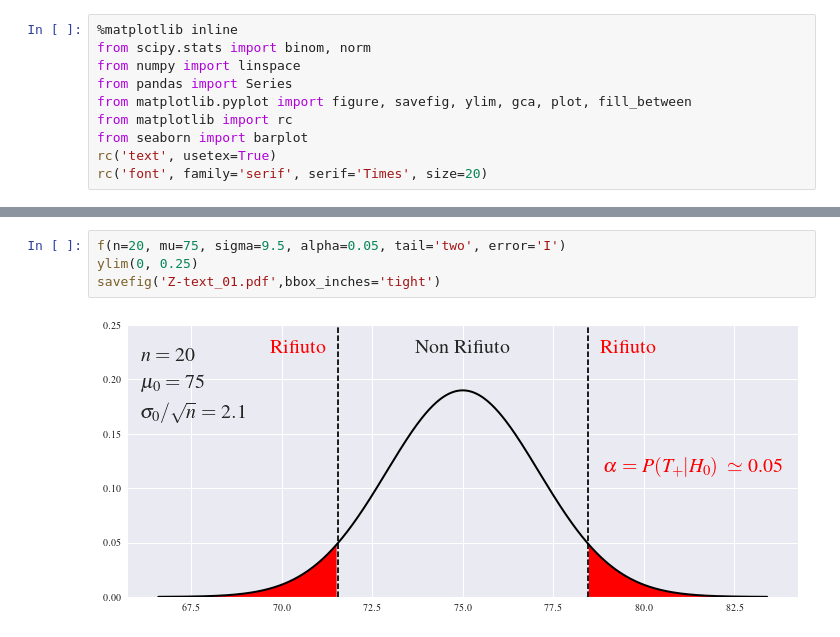
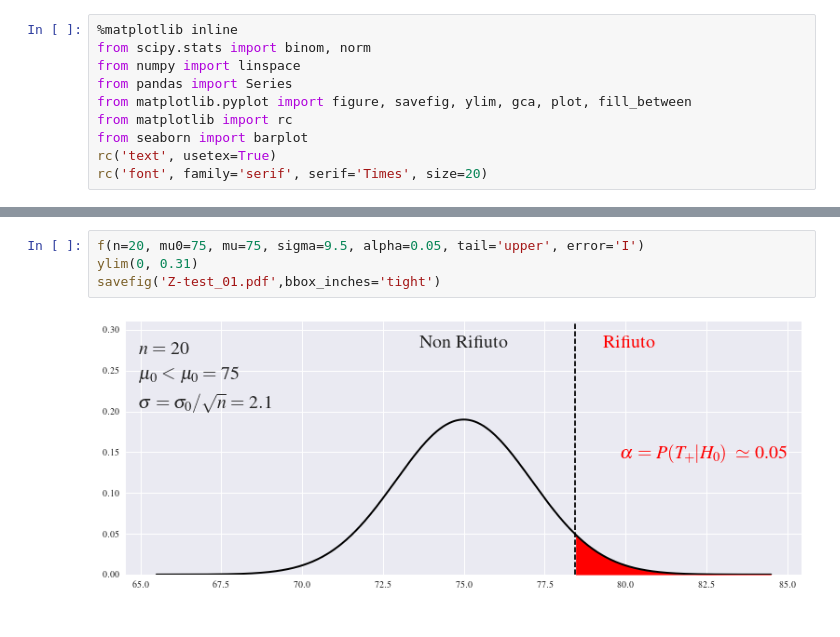
Before and after one commit to domenicozambella/statistica, a Jupyter notebook: dispense/figure/Z-test.ipynb, the cells around one changed output, grey strips where cells are left out. Saved outputs shown, nothing was run; the diff lists cells and outputs as text.

```diff
--- a/dispense/figure/Z-test.ipynb
+++ b/dispense/figure/Z-test.ipynb
@@ -77,8 +83,8 @@ def f(n= 20, mu=75, sigma=9.5, alpha=0.05, tail='upper', error='I'):
 
     return None
 # %%
-f(n=20, mu=75, sigma=9.5, alpha=0.05, tail='two', error='I')
-ylim(0, 0.25)
-savefig('Z-text_01.pdf',bbox_inches='tight')
+f(n=20, mu0=75, mu=75, sigma=9.5, alpha=0.05, tail='upper', error='I')
+ylim(0, 0.31)
+savefig('Z-test_01.pdf',bbox_inches='tight')
 # %% [output]
-[figure, old version]
+[figure, new version]
```
Also changed, not shown: parts of 4 cells of this notebook, 13 other files.
